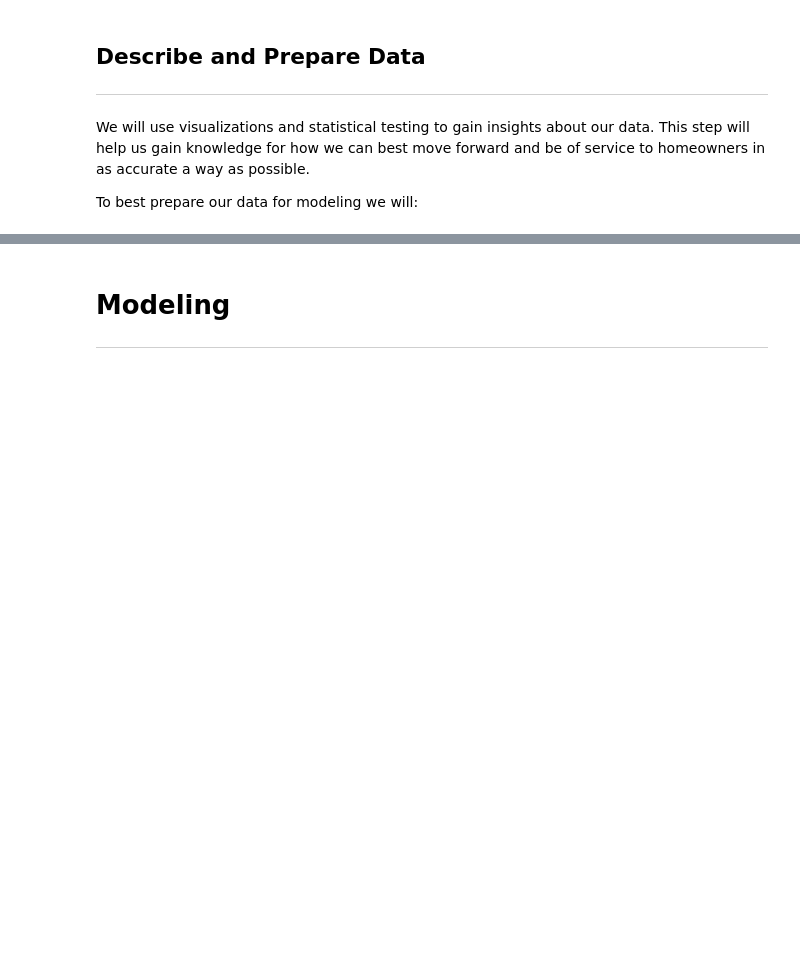
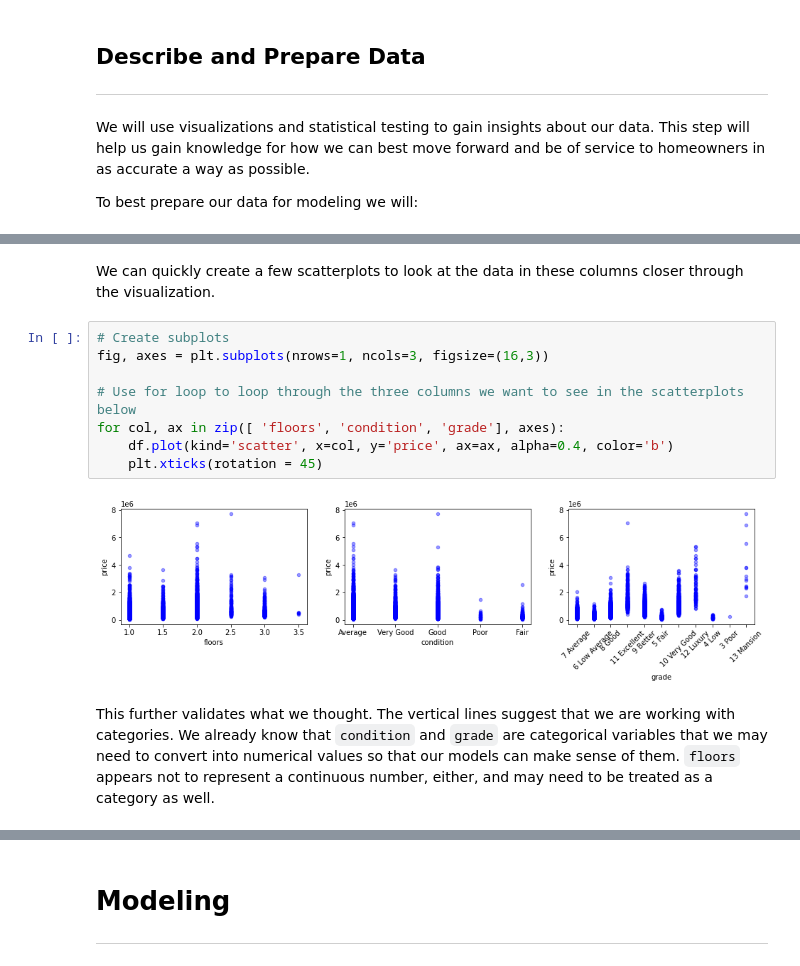
Before and after one commit to kernerh/King-County-Home-Renovations, a Jupyter notebook: student.ipynb, the cells around one changed output, grey strips where cells are left out. Drawn from its saved outputs; the diff is of its cells as text; blank space fills up the shorter version.

Commit message:
edit categorical variables

```diff
--- a/student.ipynb
+++ b/student.ipynb
@@ -460,0 +492,14 @@ To best prepare our data for modeling we will:
+# %% [markdown]
+We can quickly create a few scatterplots to look at the data in these columns closer through the visualization.
+# %%
+# Create subplots
+fig, axes = plt.subplots(nrows=1, ncols=3, figsize=(16,3))
+
+# Use for loop to loop through the three columns we want to see in the scatterplots below
+for col, ax in zip([ 'floors', 'condition', 'grade'], axes):
+    df.plot(kind='scatter', x=col, y='price', ax=ax, alpha=0.4, color='b')
+    plt.xticks(rotation = 45)
+# %% [output]
+[figure, added]
+# %% [markdown]
+This further validates what we thought. The vertical lines suggest that we are working with categories. We already know that `condition` and `grade` are categorical variables that we may need to convert into numerical values so that our models can make sense of them. `floors` appears not to represent a continuous number, either, and may need to be treated as a category as well.
```
Also changed, not shown: parts of 18 cells of this notebook.
